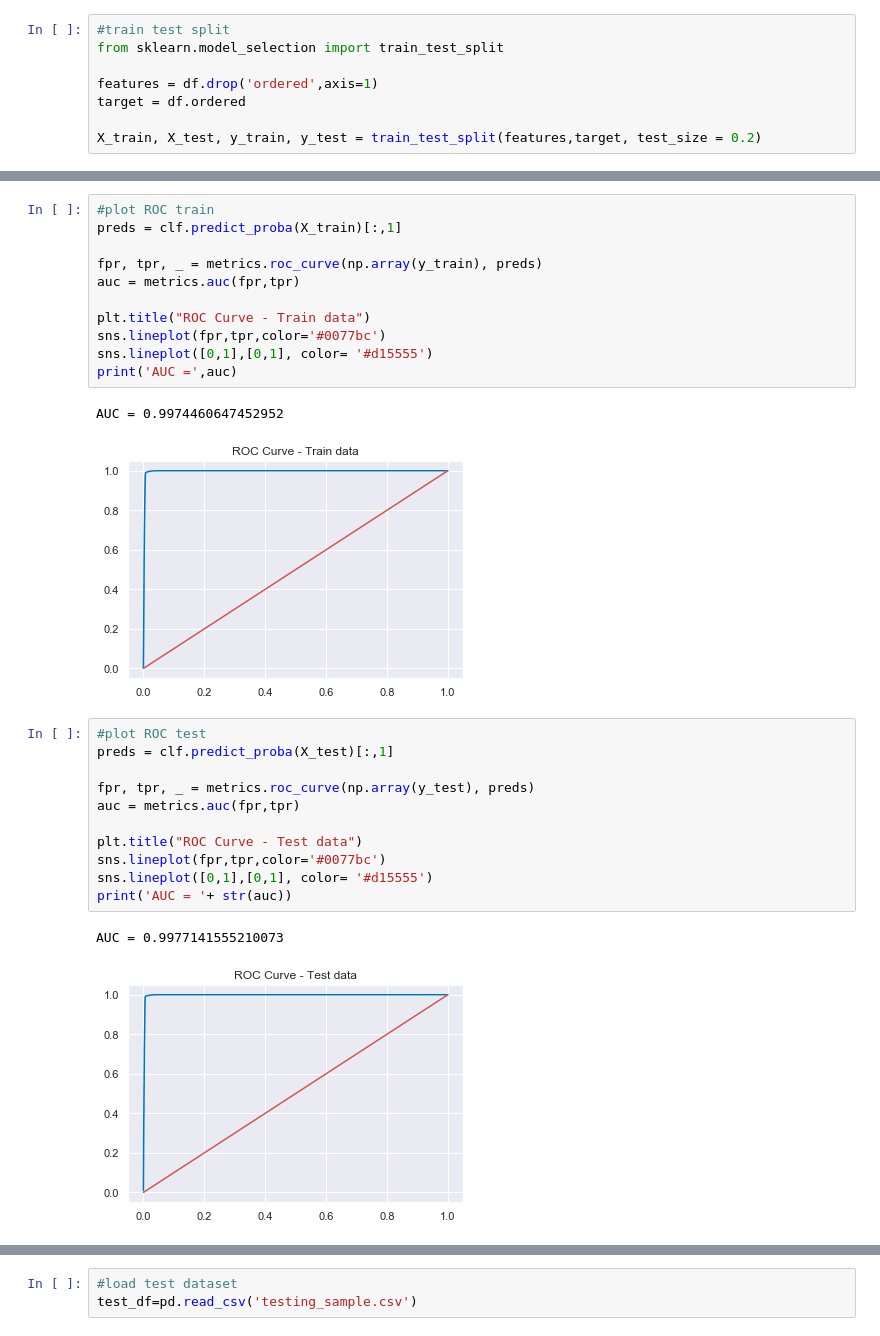
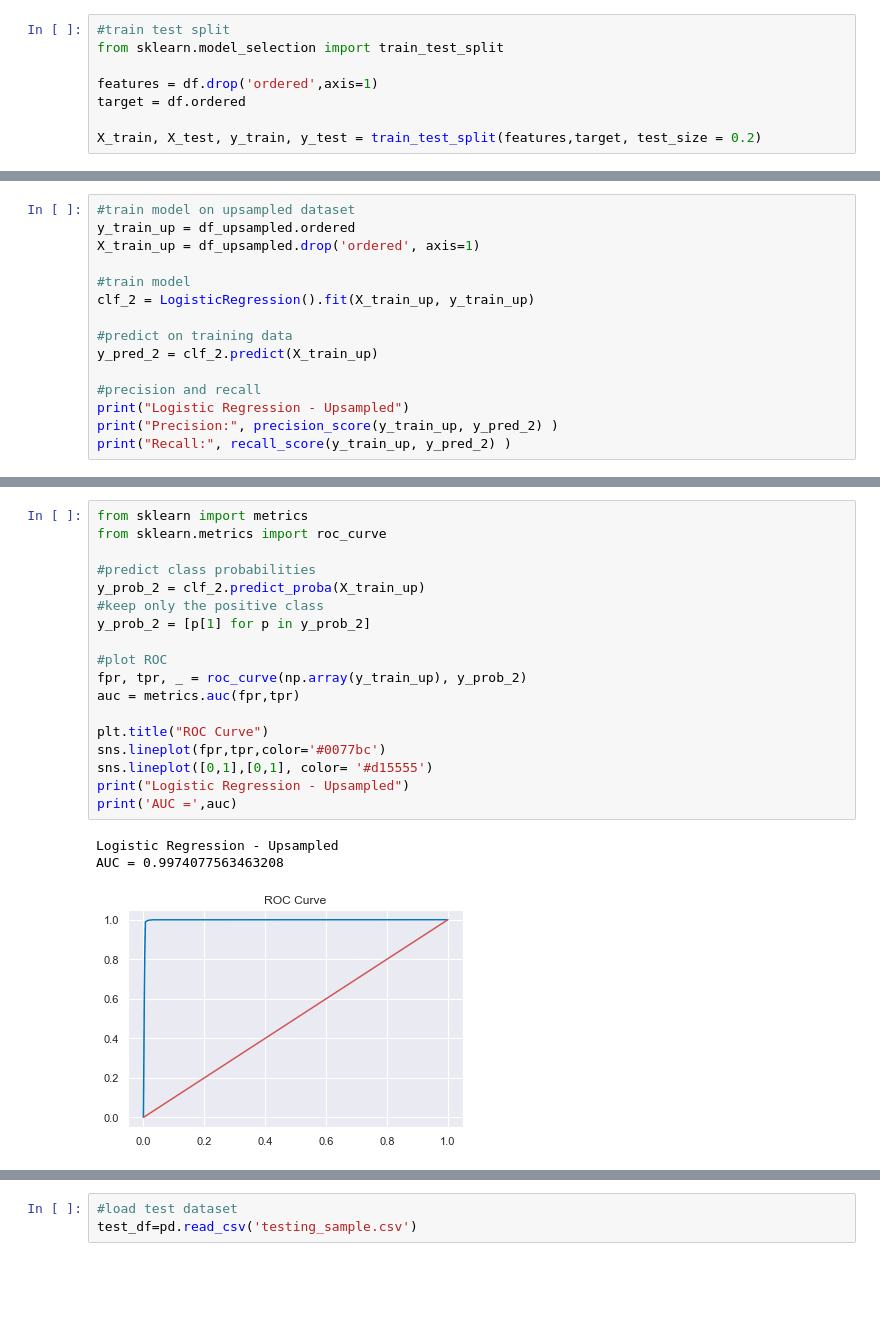
Before and after one commit to akim3245/Ecommerce_Propensity_Model, a Jupyter notebook: dev4.ipynb, the cells around one changed output, grey strips where cells are left out. Saved outputs shown, nothing was run; the diff lists cells and outputs as text; blank space fills up the shorter version.

Commit message:
fixed model

```diff
--- a/dev4.ipynb
+++ b/dev4.ipynb
@@ -134,0 +178,15 @@ AUC (Test): 0.9977141555210073
+# %%
+#train model on upsampled dataset
+y_train_up = df_upsampled.ordered
+X_train_up = df_upsampled.drop('ordered', axis=1)
+
+#train model
+clf_2 = LogisticRegression().fit(X_train_up, y_train_up)
+
+#predict on training data
+y_pred_2 = clf_2.predict(X_train_up)
+
+#precision and recall
+print("Logistic Regression - Upsampled")
+print("Precision:", precision_score(y_train_up, y_pred_2) )
+print("Recall:", recall_score(y_train_up, y_pred_2) )
@@ -151,28 +216,22 @@ pd.crosstab(y_test,pd.Series(pred_test),rownames=['ACTUAL'],colnames=['PRED'])
 # %%
-#plot ROC train
-preds = clf.predict_proba(X_train)[:,1]
+from sklearn import metrics
+from sklearn.metrics import roc_curve
 
-fpr, tpr, _ = metrics.roc_curve(np.array(y_train), preds)
+#predict class probabilities
+y_prob_2 = clf_2.predict_proba(X_train_up)
+#keep only the positive class
+y_prob_2 = [p[1] for p in y_prob_2]
+
+#plot ROC
+fpr, tpr, _ = roc_curve(np.array(y_train_up), y_prob_2)
 auc = metrics.auc(fpr,tpr)
 
-plt.title("ROC Curve - Train data")
+plt.title("ROC Curve")
 sns.lineplot(fpr,tpr,color='#0077bc')
 sns.lineplot([0,1],[0,1], color= '#d15555')
+print("Logistic Regression - Upsampled")
 print('AUC =',auc)
 # %% [output]
-AUC = 0.9974460647452952
+Logistic Regression - Upsampled
+AUC = 0.9974077563463208
-[figure, old version]
+[figure, new version]
-# %%
-#plot ROC test
-preds = clf.predict_proba(X_test)[:,1]
-
-fpr, tpr, _ = metrics.roc_curve(np.array(y_test), preds)
-auc = metrics.auc(fpr,tpr)
-
-plt.title("ROC Curve - Test data")
-sns.lineplot(fpr,tpr,color='#0077bc')
-sns.lineplot([0,1],[0,1], color= '#d15555')
-print('AUC = '+ str(auc))
-# %% [output]
-AUC = 0.9977141555210073
-[figure, removed]
```
Also changed, not shown: parts of 52 cells of this notebook.
